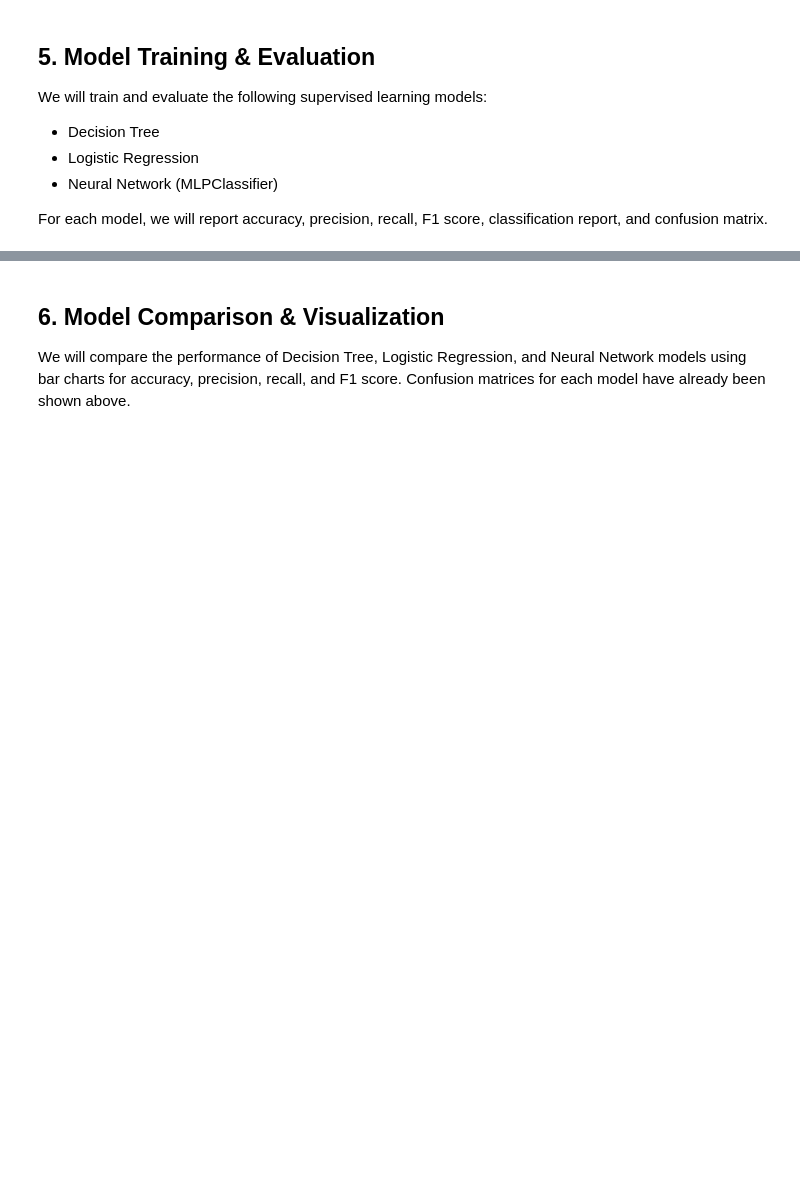
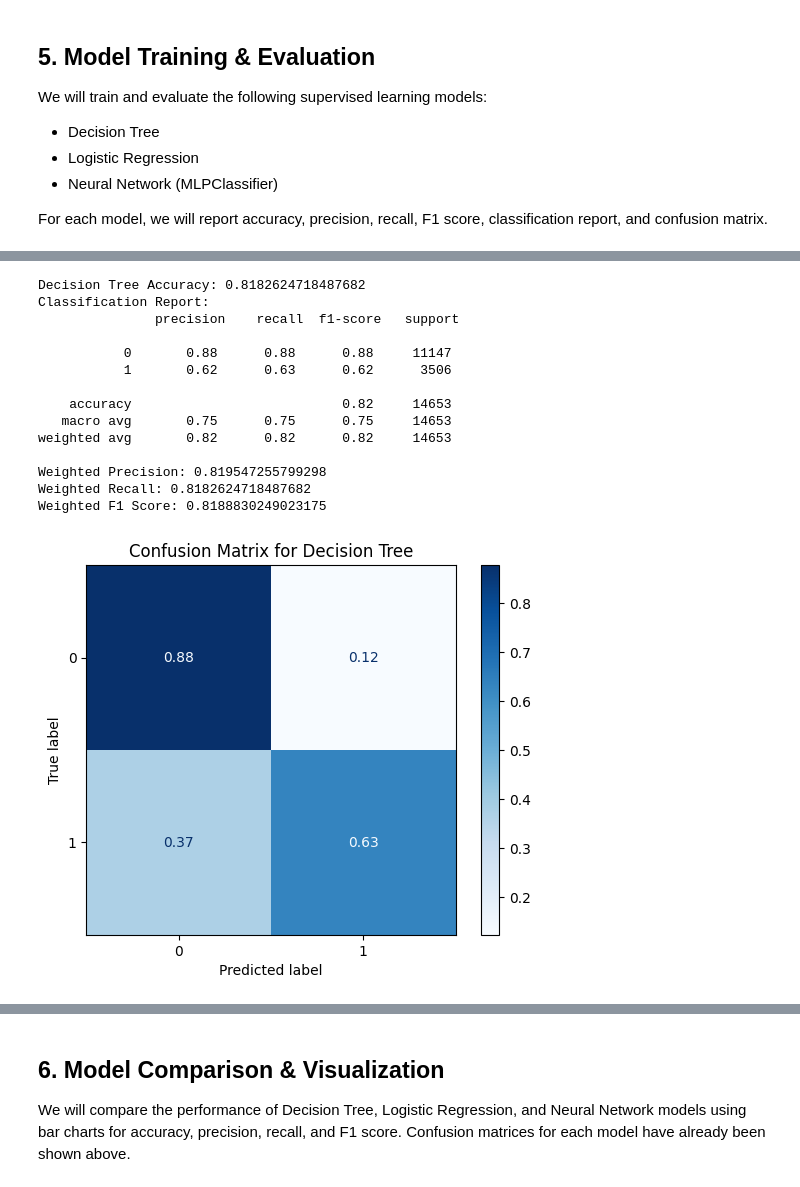
Before and after one commit to uzicodes/Adult_Income_ML_Predictor, a Jupyter notebook: adult_income.ipynb, the cells around one changed output, grey strips where cells are left out. Drawn from its saved outputs; the diff is of its cells as text; code cells hidden in the pictures; blank space fills up the shorter version.

```diff
--- a/adult_income.ipynb
+++ b/adult_income.ipynb
@@ -301,0 +214,54 @@ Neural Network Weighted Average F1 Score: 0.8483447201444761
+# %%
+# --- Decision Tree ---
+
+# --- Encode target if needed ---
+# Works for numeric or categorical target
+if y_train.dtype == 'object' or not pd.api.types.is_integer_dtype(y_train):
+    le = LabelEncoder()
+    y_train = le.fit_transform(y_train)
+    y_test = le.transform(y_test)
+    print("Converted target to numeric labels using LabelEncoder.")
+else:
+    le = None  # No LabelEncoder used
+
+# --- Train Decision Tree ---
+dt_model = DecisionTreeClassifier(random_state=42)
+dt_model.fit(X_train, y_train)
+dt_pred = dt_model.predict(X_test)
+
+# --- Evaluate performance ---
+dt_accuracy = accuracy_score(y_test, dt_pred)
+dt_precision = precision_score(y_test, dt_pred, average='weighted', zero_division=1)
+dt_recall = recall_score(y_test, dt_pred, average='weighted')
+dt_f1 = f1_score(y_test, dt_pred, average='weighted')
+
+print('Decision Tree Accuracy:', dt_accuracy)
+print('Classification Report:\n', classification_report(y_test, dt_pred, zero_division=1))
+print('Weighted Precision:', dt_precision)
+print('Weighted Recall:', dt_recall)
+print('Weighted F1 Score:', dt_f1)
+
+# --- Confusion Matrix ---
+cm = confusion_matrix(y_test, dt_pred, normalize='true')  # normalized
+# Use numeric labels matching cm shape
+unique_labels = np.unique(y_test)
+disp = ConfusionMatrixDisplay(confusion_matrix=cm, display_labels=unique_labels)
+disp.plot(cmap=plt.cm.Blues)
+plt.title('Confusion Matrix for Decision Tree')
+plt.show()
+# %% [output]
+Decision Tree Accuracy: 0.8182624718487682
+Classification Report:
+               precision    recall  f1-score   support
+
+           0       0.88      0.88      0.88     11147
+           1       0.62      0.63      0.62      3506
+
+    accuracy                           0.82     14653
+   macro avg       0.75      0.75      0.75     14653
+weighted avg       0.82      0.82      0.82     14653
+
+Weighted Precision: 0.819547255799298
+Weighted Recall: 0.8182624718487682
+Weighted F1 Score: 0.8188830249023175
+[figure, added]
```
Also changed, not shown: parts of 17 cells of this notebook.
